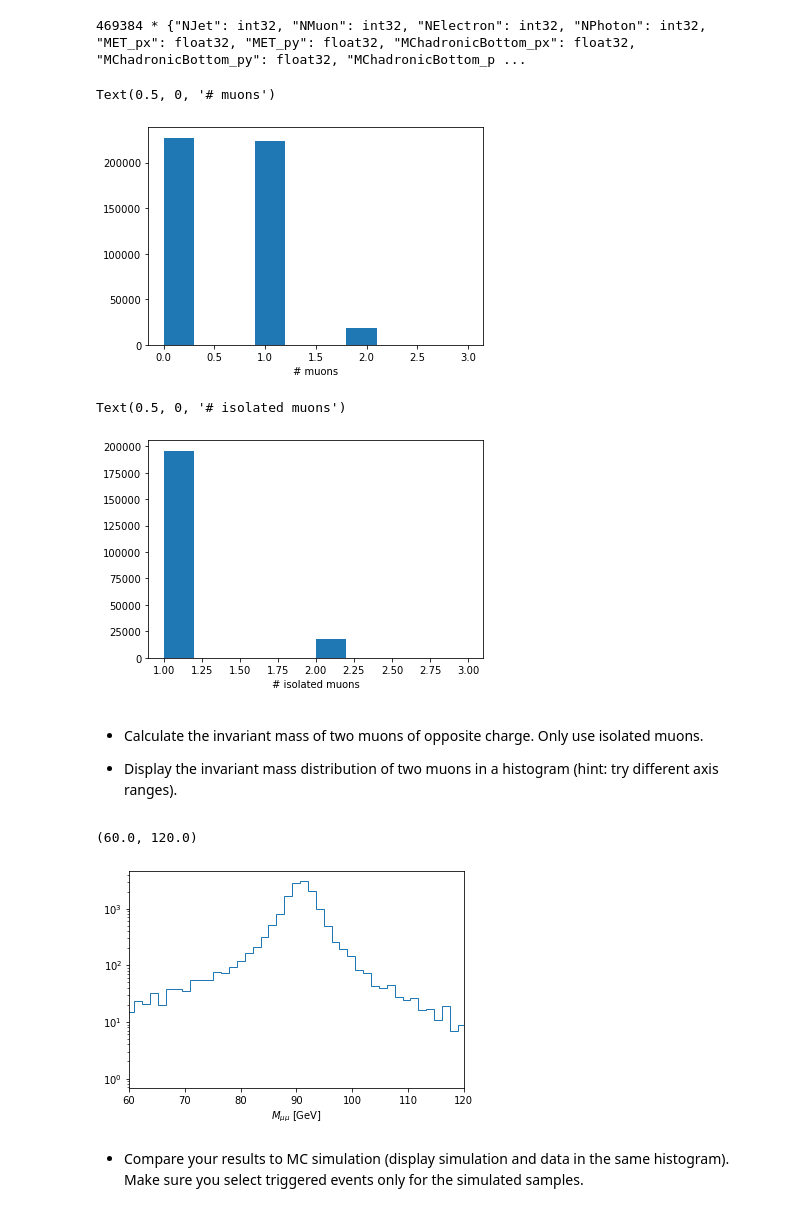
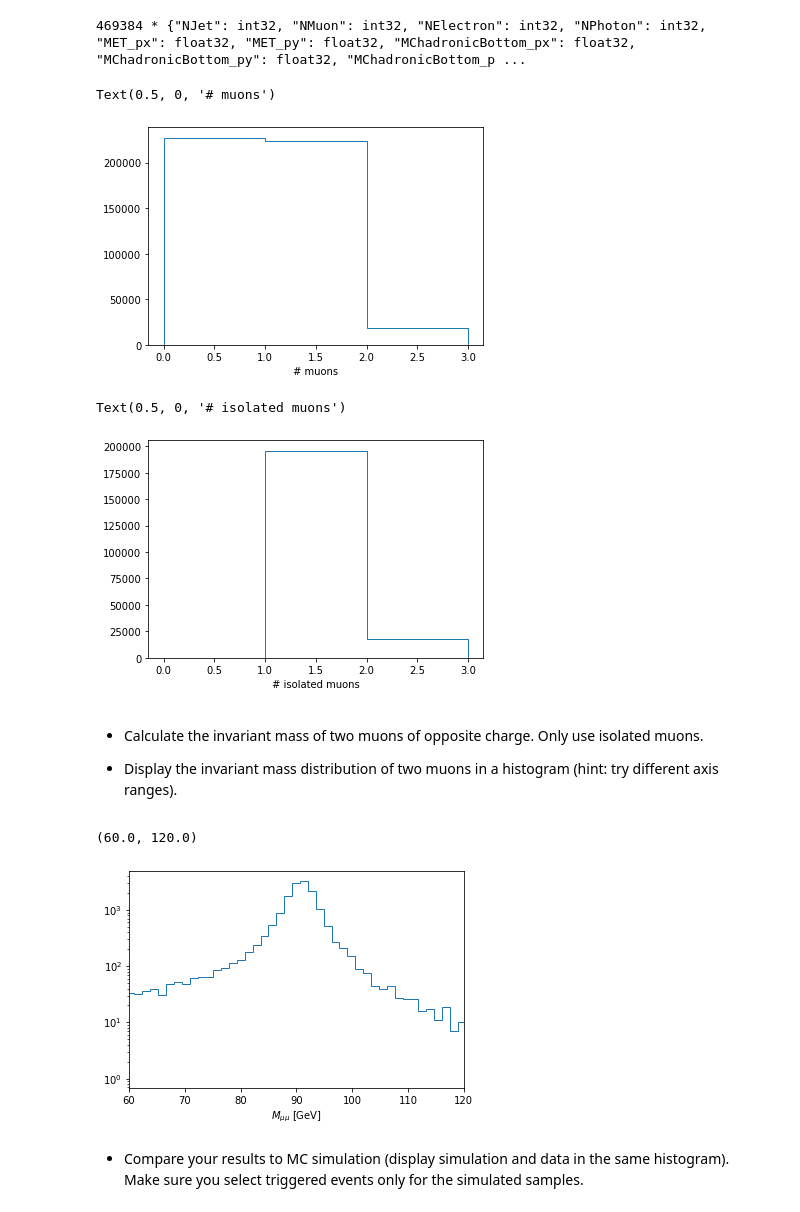
Before and after one commit to QuarkNet-HEP/ttbar-heptutorial, a Jupyter notebook: ttbar-heptutorial.ipynb, the cells around one changed output. Drawn from its saved outputs; the diff is of its cells as text; code cells hidden in the pictures.

```diff
--- a/ttbar-heptutorial.ipynb
+++ b/ttbar-heptutorial.ipynb
@@ -225,33 +225,38 @@ ak.type(data_events)
 # %% [output]
 469384 * {"NJet": int32, "NMuon": int32, "NElectron": int32, "NPhoton": int32, "MET_px": float32, "MET_py": float32, "MChadronicBottom_px": float32, "MChadronicBottom_py": float32, "MChadronicBottom_p ...
 # %%
+# Add pt and eta to data for muons
 data_events['Muon', 'Pt'] = np.sqrt(
     data_events.Muon.Px*data_events.Muon.Px +
     data_events.Muon.Py*data_events.Muon.Py
 )
+
+data_events['Muon', 'Eta'] = np.arcsinh(
+    data_events.Muon.Pz / data_events.Muon.Pt
+)
 # %%
-n,b,_ = plt.hist(data_events.NMuon)
+n,b,_ = plt.hist(data_events.NMuon, histtype='step', bins=3, range=(0,3))
 plt.xlabel('# muons')
 # %% [output]
 Text(0.5, 0, '# muons')
-[figure, old version]
+[figure, new version]
 # %%
 iso_muons = data_events[
     ak.any((data_events.Muon.Iso / data_events.Muon.Pt < 0.10) & (data_events.Muon.Pt > 25), axis=1)
 ]
 
-n,b,_ = plt.hist(iso_muons.NMuon)
+n,b,_ = plt.hist(iso_muons.NMuon, histtype='step', bins=3, range=(0,3))
 plt.xlabel('# isolated muons')
 # %% [output]
 Text(0.5, 0, '# isolated muons')
-[figure, old version]
+[figure, new version]
 # %% [markdown]
 * Calculate the invariant mass of two muons of opposite charge. Only use isolated muons.
 
 * Display the invariant mass distribution of two muons in a histogram (hint: try different axis ranges).
 # %%
-# There are 2 muons and both have pt > 25 GeV
-two_iso_muons = iso_muons[(iso_muons.NMuon == 2) & (ak.all(iso_muons.Muon.Pt > 25, axis=1))]
+# There are 2 muons and both have pt > 20 GeV
+two_iso_muons = iso_muons[(iso_muons.NMuon == 2) & (ak.all(iso_muons.Muon.Pt > 20, axis=1))]
 
 two_iso_muons['M'] = [
         np.sqrt(
@@ -268,7 +273,7 @@ plt.xlabel('$M_{\mu\mu}$ [GeV]')
 plt.xlim([60, 120])
 # %% [output]
 (60.0, 120.0)
-[figure, old version]
+[figure, new version]
 # %% [markdown]
 * Compare your results to MC simulation (display simulation and data in the same histogram). Make sure you select triggered events only for the simulated samples.
 # %%
```
Also changed, not shown: parts of 23 cells of this notebook.
